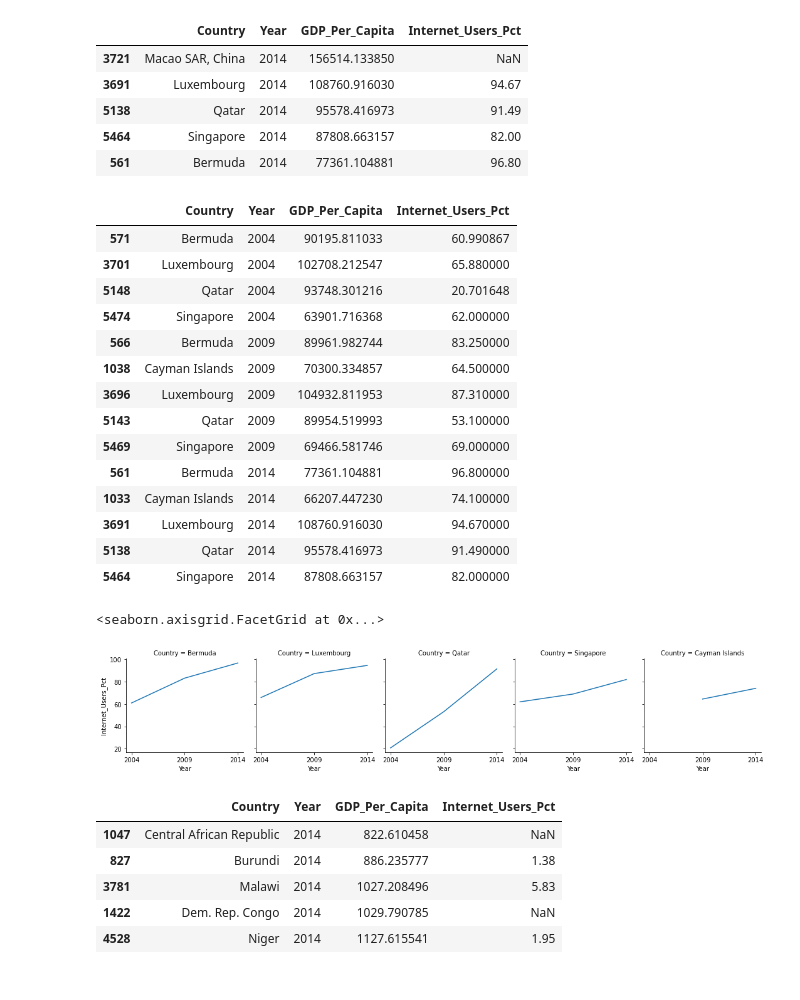
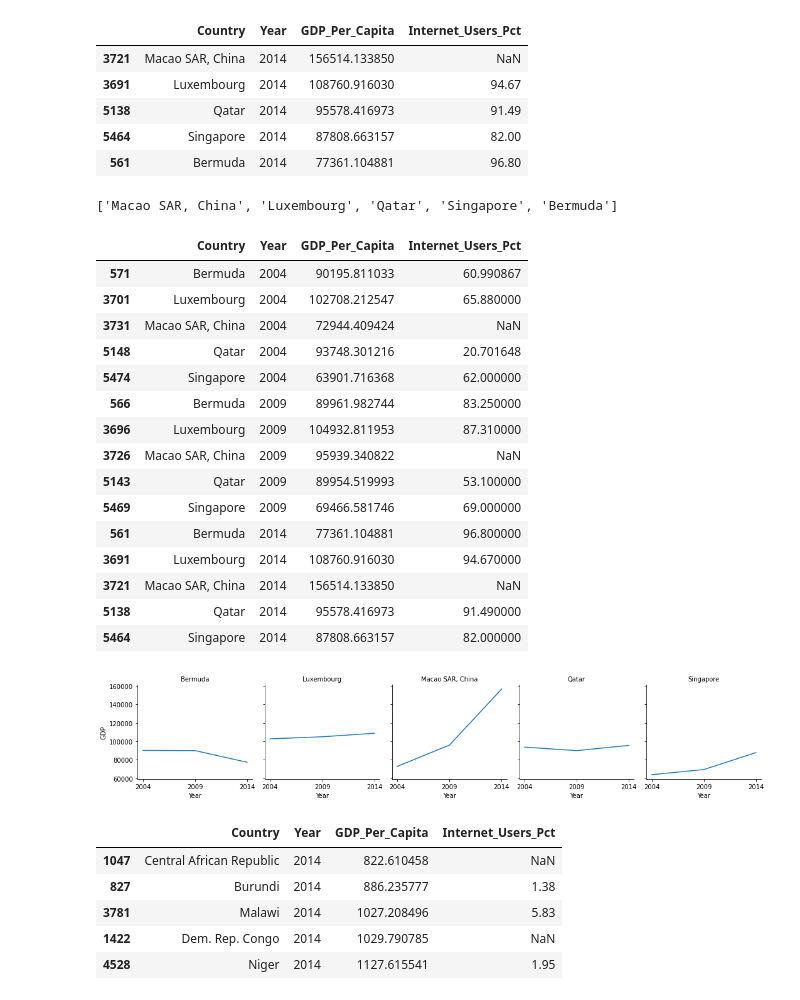
Before and after one commit to igoike/gdp-and-internet-usage-igoike, a Jupyter notebook: notebook/gdp_and_internet_usage.ipynb, the cells around one changed output. Cells and saved outputs as stored; diff of their text form; code cells hidden in the pictures.

```diff
--- a/notebook/gdp_and_internet_usage.ipynb
+++ b/notebook/gdp_and_internet_usage.ipynb
@@ -492,7 +505,8 @@ g.map(plt.plot,"Year","Internet_Users_Pct")
 # %% [markdown]
 ###31.Find the top 5 countries for 2014 in terms of GDP per capita; create a DataFrame to look at 10-year trends (use 2004, 2009, 2014 to look at the 10-year trend) in gdp per capita for the 5 countries with the highest 2014 GDP per capita. Use a seaborn facet grid for this.
 # %%
-gdp_and_internet_use_2014.nlargest(5,'GDP_Per_Capita')
+top5_gdp = gdp_and_internet_use_2014.nlargest(5,'GDP_Per_Capita')
+top5_gdp
 # %% [output]
 |  | Country | Year | GDP_Per_Capita | Internet_Users_Pct |
 | 3721 | Macao SAR, China | 2014 | 156514.133850 | NaN |
@@ -500,8 +514,13 @@ gdp_and_internet_use_2014.nlargest(5,'GDP_Per_Capita')
 | 5138 | Qatar | 2014 | 95578.416973 | 91.49 |
 | 5464 | Singapore | 2014 | 87808.663157 | 82.00 |
 | 561 | Bermuda | 2014 | 77361.104881 | 96.80 |
+# %%
+gdp_top5 = top5_gdp["Country"].tolist()
+gdp_top5
+# %% [output]
+['Macao SAR, China', 'Luxembourg', 'Qatar', 'Singapore', 'Bermuda']
 # %%
-top_5_gdp = gdp_and_internet_use_sub[gdp_and_internet_use_sub['Country'].isin(['Qatar','Singapore','Bermuda','Cayman Islands','Luxembourg'])]
+top_5_gdp = gdp_and_internet_use_sub[gdp_and_internet_use_sub['Country'].isin(gdp_top5)]
 # %%
 top_5_gdp_sorted =top_5_gdp.sort_values('Year')
 # %%
@@ -510,22 +529,24 @@ top_5_gdp_sorted
 |  | Country | Year | GDP_Per_Capita | Internet_Users_Pct |
 | 571 | Bermuda | 2004 | 90195.811033 | 60.990867 |
 | 3701 | Luxembourg | 2004 | 102708.212547 | 65.880000 |
+| 3731 | Macao SAR, China | 2004 | 72944.409424 | NaN |
 | 5148 | Qatar | 2004 | 93748.301216 | 20.701648 |
 | 5474 | Singapore | 2004 | 63901.716368 | 62.000000 |
 | 566 | Bermuda | 2009 | 89961.982744 | 83.250000 |
-| 1038 | Cayman Islands | 2009 | 70300.334857 | 64.500000 |
 | 3696 | Luxembourg | 2009 | 104932.811953 | 87.310000 |
+| 3726 | Macao SAR, China | 2009 | 95939.340822 | NaN |
 | 5143 | Qatar | 2009 | 89954.519993 | 53.100000 |
 | 5469 | Singapore | 2009 | 69466.581746 | 69.000000 |
 | 561 | Bermuda | 2014 | 77361.104881 | 96.800000 |
-| 1033 | Cayman Islands | 2014 | 66207.447230 | 74.100000 |
 | 3691 | Luxembourg | 2014 | 108760.916030 | 94.670000 |
+| 3721 | Macao SAR, China | 2014 | 156514.133850 | NaN |
 | 5138 | Qatar | 2014 | 95578.416973 | 91.490000 |
 | 5464 | Singapore | 2014 | 87808.663157 | 82.000000 |
 # %%
 g = sns.FacetGrid(top_5_gdp_sorted, col='Country')
-g.map(plt.plot,"Year","Internet_Users_Pct")
+g.map(plt.plot,"Year","GDP_Per_Capita")
+g.set_axis_labels("Year", "GDP")
+g.set_titles(col_template = "{col_name}");
 # %% [output]
-<seaborn.axisgrid.FacetGrid at 0x...>
-[figure, old version]
+[figure, new version]
 # %%
```
Also changed, not shown: parts of 17 cells of this notebook.
